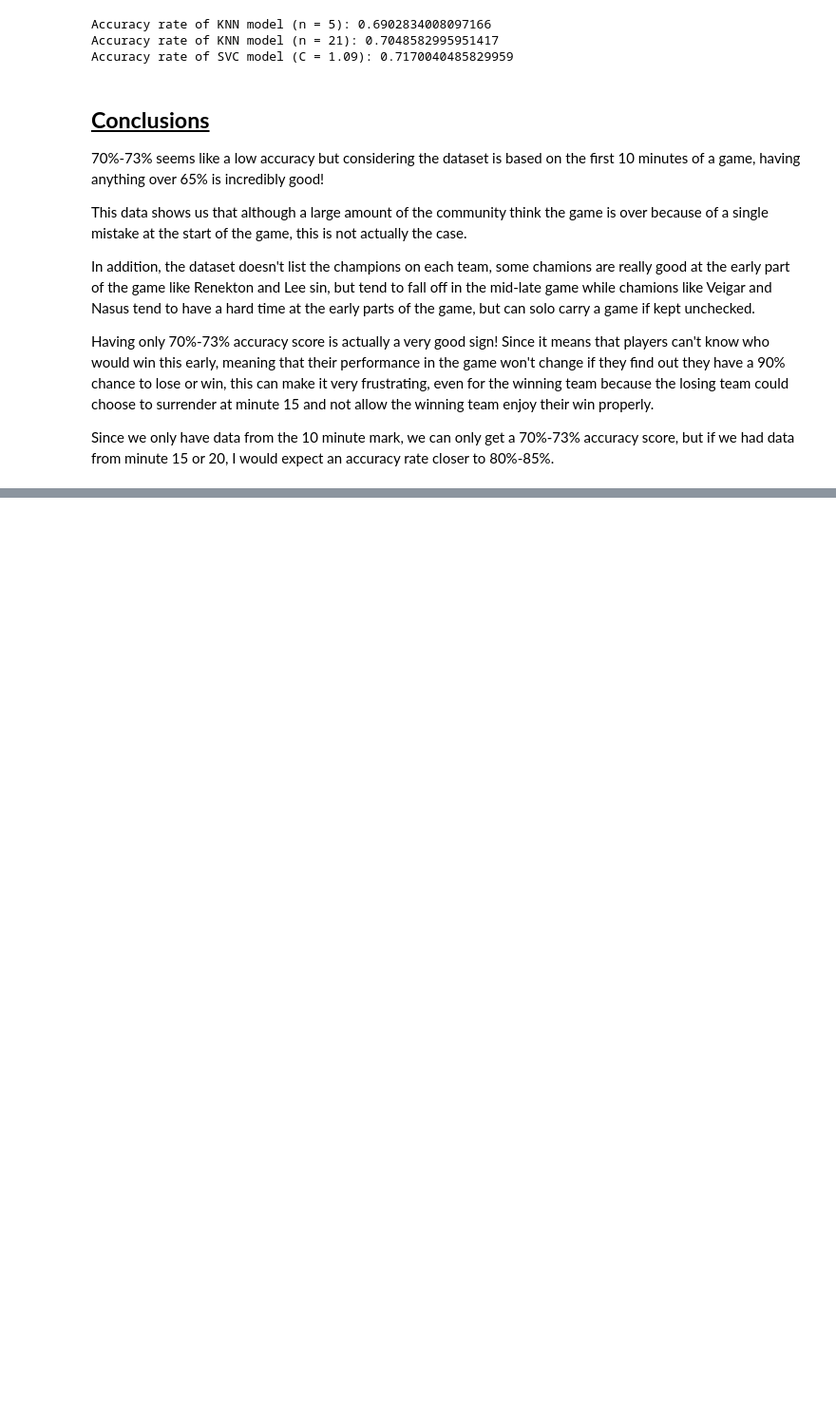
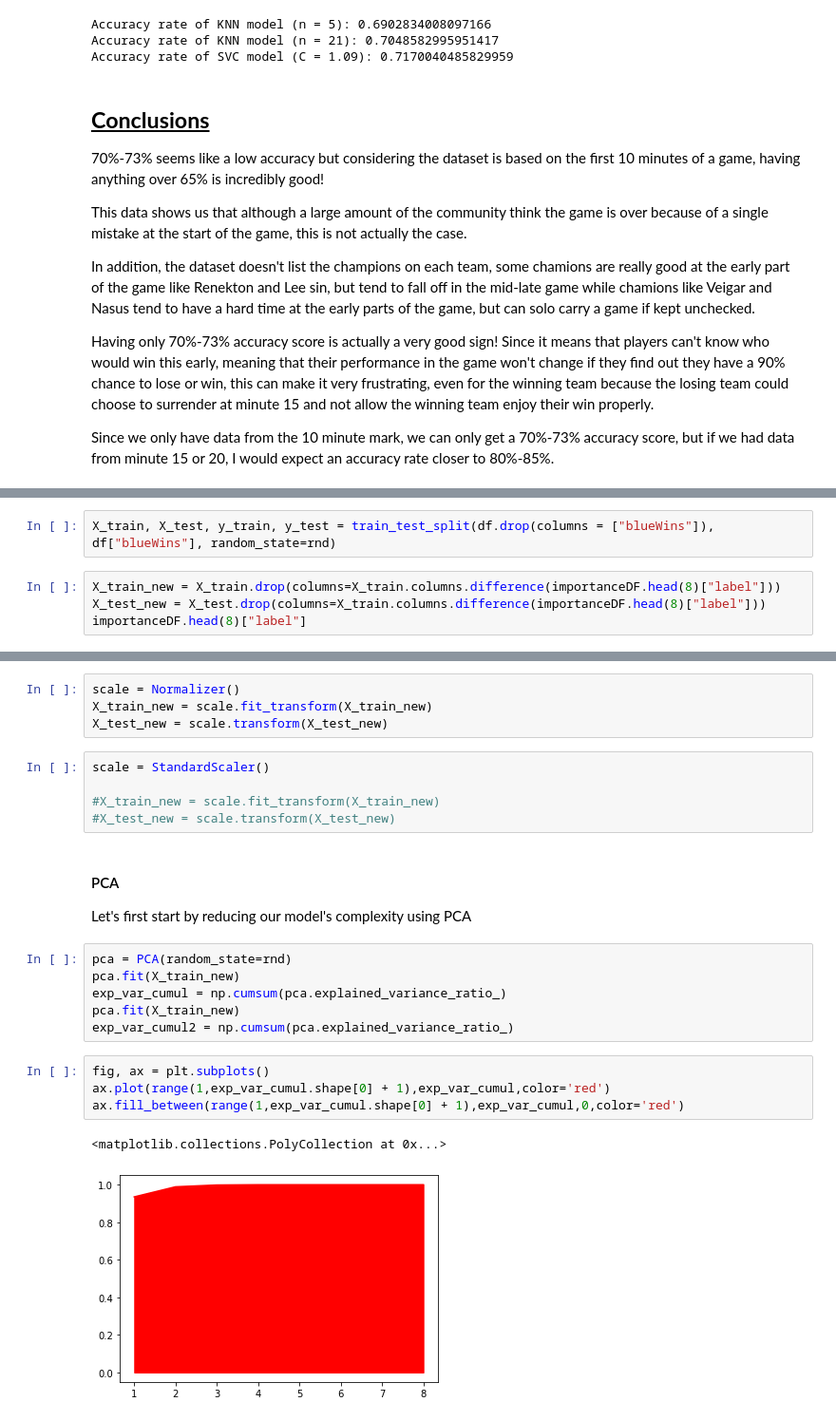
Before and after one commit to zivm20/Final-project-semester-2, a Jupyter notebook: Classification.ipynb, the cells around one changed output, grey strips where cells are left out. Shown at 95% size. Saved outputs shown, nothing was run; the diff lists cells and outputs as text; blank space fills up the shorter version.

```diff
--- a/Classification.ipynb
+++ b/Classification.ipynb
@@ -549,0 +548,6 @@ Since we only have data from the 10 minute mark, we can only get a 70%-73% accur
+# %%
+X_train, X_test, y_train, y_test = train_test_split(df.drop(columns = ["blueWins"]), df["blueWins"], random_state=rnd)
+# %%
+X_train_new = X_train.drop(columns=X_train.columns.difference(importanceDF.head(8)["label"]))
+X_test_new = X_test.drop(columns=X_train.columns.difference(importanceDF.head(8)["label"]))
+importanceDF.head(8)["label"]
@@ -549,0 +564,25 @@ Since we only have data from the 10 minute mark, we can only get a 70%-73% accur
+# %%
+scale = Normalizer()
+X_train_new = scale.fit_transform(X_train_new)
+X_test_new = scale.transform(X_test_new)
+# %%
+scale = StandardScaler()
+
+#X_train_new = scale.fit_transform(X_train_new)
+#X_test_new = scale.transform(X_test_new)
+# %% [markdown]
+#### PCA
+Let's first start by reducing our model's complexity using PCA
+# %%
+pca = PCA(random_state=rnd)
+pca.fit(X_train_new)
+exp_var_cumul = np.cumsum(pca.explained_variance_ratio_)
+pca.fit(X_train_new)
+exp_var_cumul2 = np.cumsum(pca.explained_variance_ratio_)
+# %%
+fig, ax = plt.subplots()
+ax.plot(range(1,exp_var_cumul.shape[0] + 1),exp_var_cumul,color='red')
+ax.fill_between(range(1,exp_var_cumul.shape[0] + 1),exp_var_cumul,0,color='red')
+# %% [output]
+<matplotlib.collections.PolyCollection at 0x...>
+[figure, added]
```
Also changed, not shown: parts of 47 cells of this notebook, 52 other files.
